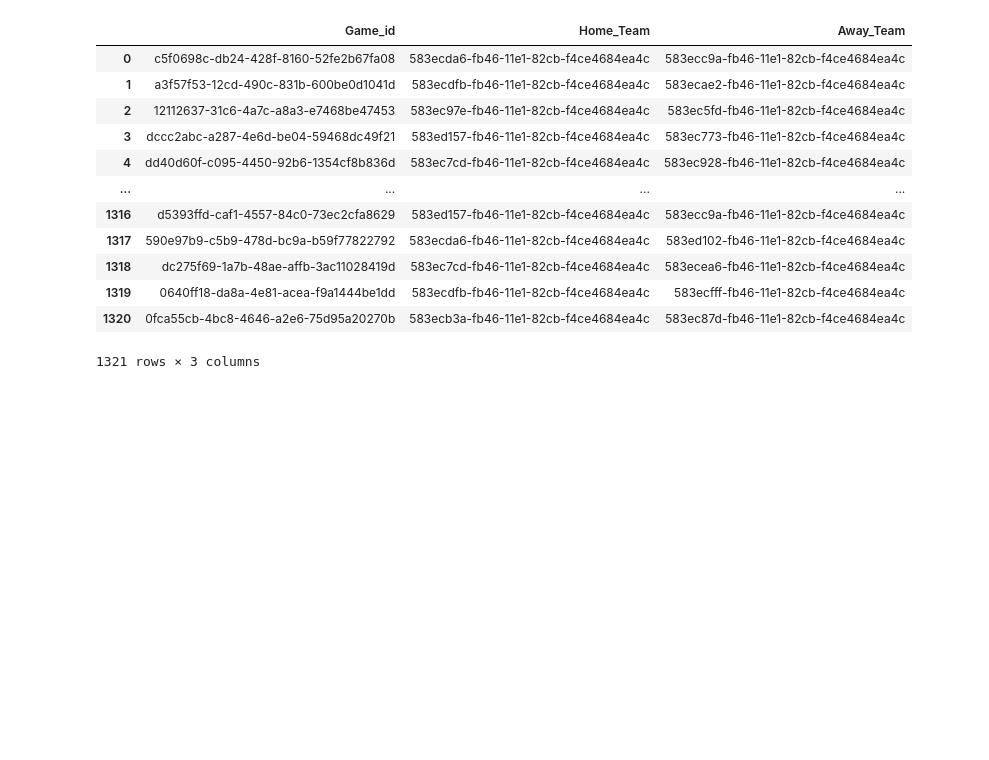
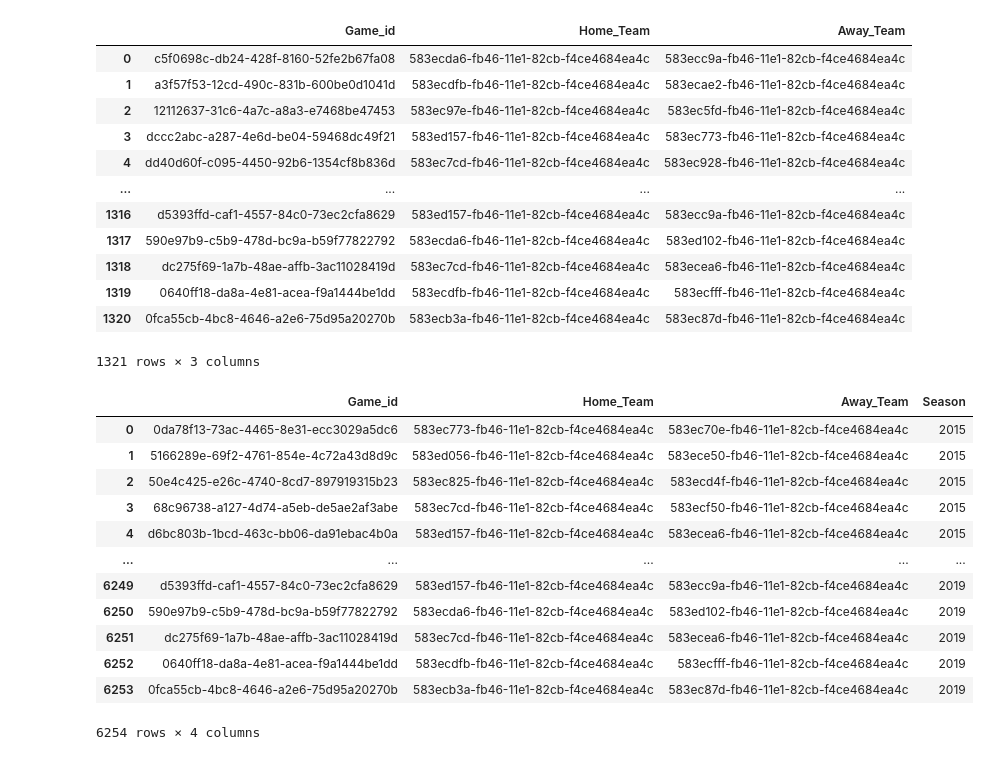
Before and after one commit to tylerspck/Bubble_ball, a Jupyter notebook: Untitled.ipynb, the cells around one changed output. Cells and saved outputs as stored; diff of their text form; code cells hidden in the pictures; blank space fills up the shorter version.

```diff
--- a/Untitled.ipynb
+++ b/Untitled.ipynb
@@ -147,20 +147,37 @@ season2015_df = pd.DataFrame(list(zip(game_ids, home_teams,  away_teams, )),
 1321 rows × 3 columns
 # %%
 
-df2015 = pd.read_csv('data_files/season2015_schedule.csv')
-df2016 = pd.read_csv('data_files/season2016_schedule.csv')
-df2017 = pd.read_csv('data_files/season2017_schedule.csv')
-df2018 = pd.read_csv('data_files/season2018_schedule.csv')
-df2019 = pd.read_csv('data_files/season2019_schedule.csv')
+# df2015 = pd.read_csv('data_files/season2015_schedule.csv')
+# df2016 = pd.read_csv('data_files/season2016_schedule.csv')
+# df2017 = pd.read_csv('data_files/season2017_schedule.csv')
+# df2018 = pd.read_csv('data_files/season2018_schedule.csv')
+# df2019 = pd.read_csv('data_files/season2019_schedule.csv')
 
-df2015['Season'] = 2015
-df2016['Season'] = 2016
-df2017['Season'] = 2017
-df2018['Season'] = 2018
-df2019['Season'] = 2019
+# df2015['Season'] = 2015
+# df2016['Season'] = 2016
+# df2017['Season'] = 2017
+# df2018['Season'] = 2018
+# df2019['Season'] = 2019
 
-game_id_df = pd.concat([df2015, df2016, df2017, df2018, df2019])
+# game_id_df = pd.concat([df2015, df2016, df2017, df2018, df2019])
 
-game_id_df=game_id_df[['Game_id', 'Home_Team', 'Away_Team', 'Season']]
-game_id_df
-game_id_df = game_id_df.to_csv('data_files/game_id_list.csv')
+# game_id_df=game_id_df[['Game_id', 'Home_Team', 'Away_Team', 'Season']]
+# game_id_df
+# game_id_df = game_id_df.to_csv('data_files/game_id_list.csv')
+df = pd.read_csv('data_files/game_id_list.csv')
+df=df[['Game_id', 'Home_Team', 'Away_Team', 'Season']]
+df
+# %% [output]
+|  | Game_id | Home_Team | Away_Team | Season |
+| 0 | 0da78f13-73ac-4465-8e31-ecc3029a5dc6 | 583ec773-fb46-11e1-82cb-f4ce4684ea4c | 583ec70e-fb46-11e1-82cb-f4ce4684ea4c | 2015 |
+| 1 | 5166289e-69f2-4761-854e-4c72a43d8d9c | 583ed056-fb46-11e1-82cb-f4ce4684ea4c | 583ece50-fb46-11e1-82cb-f4ce4684ea4c | 2015 |
+| 2 | 50e4c425-e26c-4740-8cd7-897919315b23 | 583ec825-fb46-11e1-82cb-f4ce4684ea4c | 583ecd4f-fb46-11e1-82cb-f4ce4684ea4c | 2015 |
+| 3 | 68c96738-a127-4d74-a5eb-de5ae2af3abe | 583ec7cd-fb46-11e1-82cb-f4ce4684ea4c | 583ecf50-fb46-11e1-82cb-f4ce4684ea4c | 2015 |
+| 4 | d6bc803b-1bcd-463c-bb06-da91ebac4b0a | 583ed157-fb46-11e1-82cb-f4ce4684ea4c | 583ecea6-fb46-11e1-82cb-f4ce4684ea4c | 2015 |
+| ... | ... | ... | ... | ... |
+| 6249 | d5393ffd-caf1-4557-84c0-73ec2cfa8629 | 583ed157-fb46-11e1-82cb-f4ce4684ea4c | 583ecc9a-fb46-11e1-82cb-f4ce4684ea4c | 2019 |
+| 6250 | 590e97b9-c5b9-478d-bc9a-b59f77822792 | 583ecda6-fb46-11e1-82cb-f4ce4684ea4c | 583ed102-fb46-11e1-82cb-f4ce4684ea4c | 2019 |
+| 6251 | dc275f69-1a7b-48ae-affb-3ac11028419d | 583ec7cd-fb46-11e1-82cb-f4ce4684ea4c | 583ecea6-fb46-11e1-82cb-f4ce4684ea4c | 2019 |
+| 6252 | 0640ff18-da8a-4e81-acea-f9a1444be1dd | 583ecdfb-fb46-11e1-82cb-f4ce4684ea4c | 583ecfff-fb46-11e1-82cb-f4ce4684ea4c | 2019 |
+| 6253 | 0fca55cb-4bc8-4646-a2e6-75d95a20270b | 583ecb3a-fb46-11e1-82cb-f4ce4684ea4c | 583ec87d-fb46-11e1-82cb-f4ce4684ea4c | 2019 |
+6254 rows × 4 columns
```
Also changed, not shown: parts of 3 cells of this notebook.
